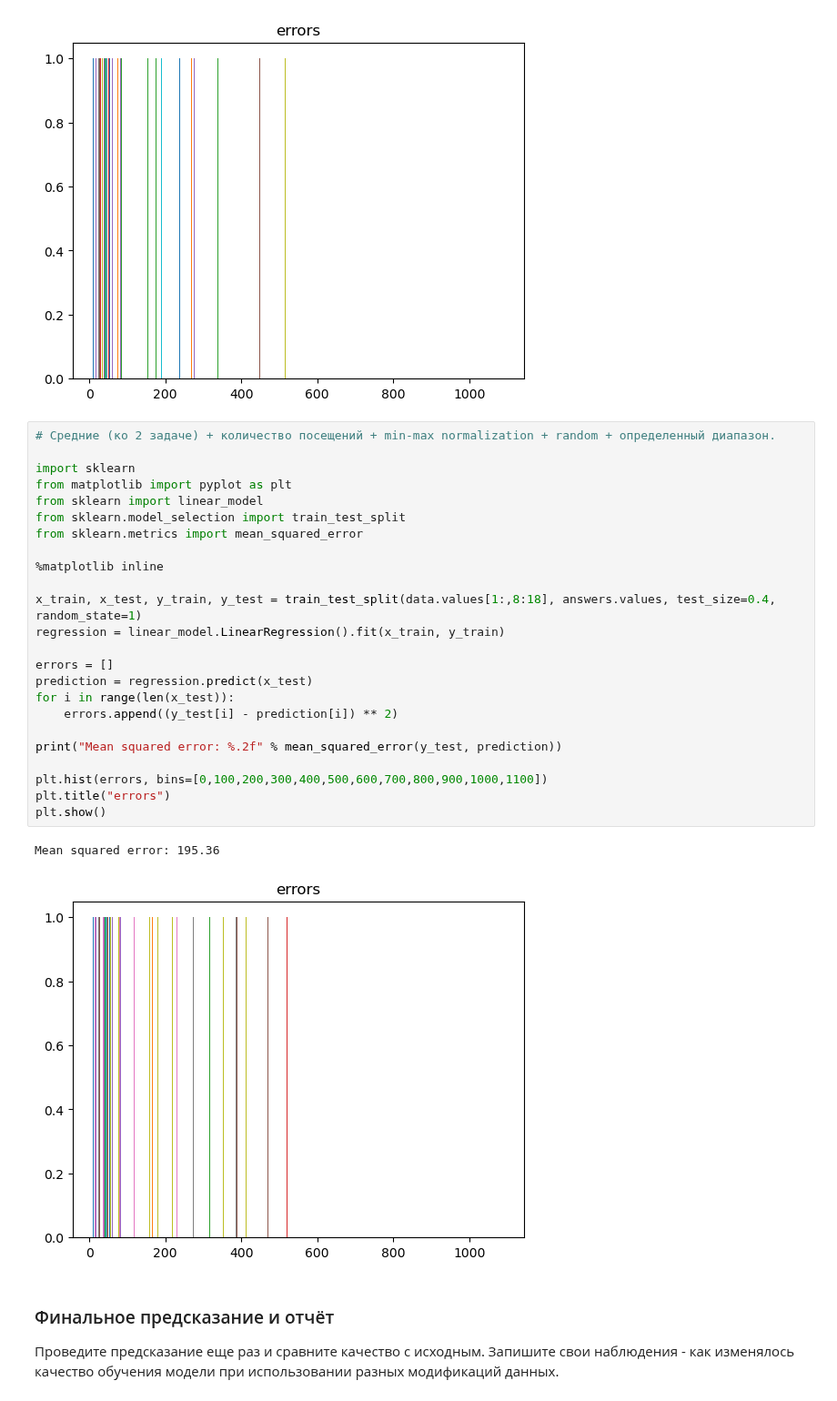
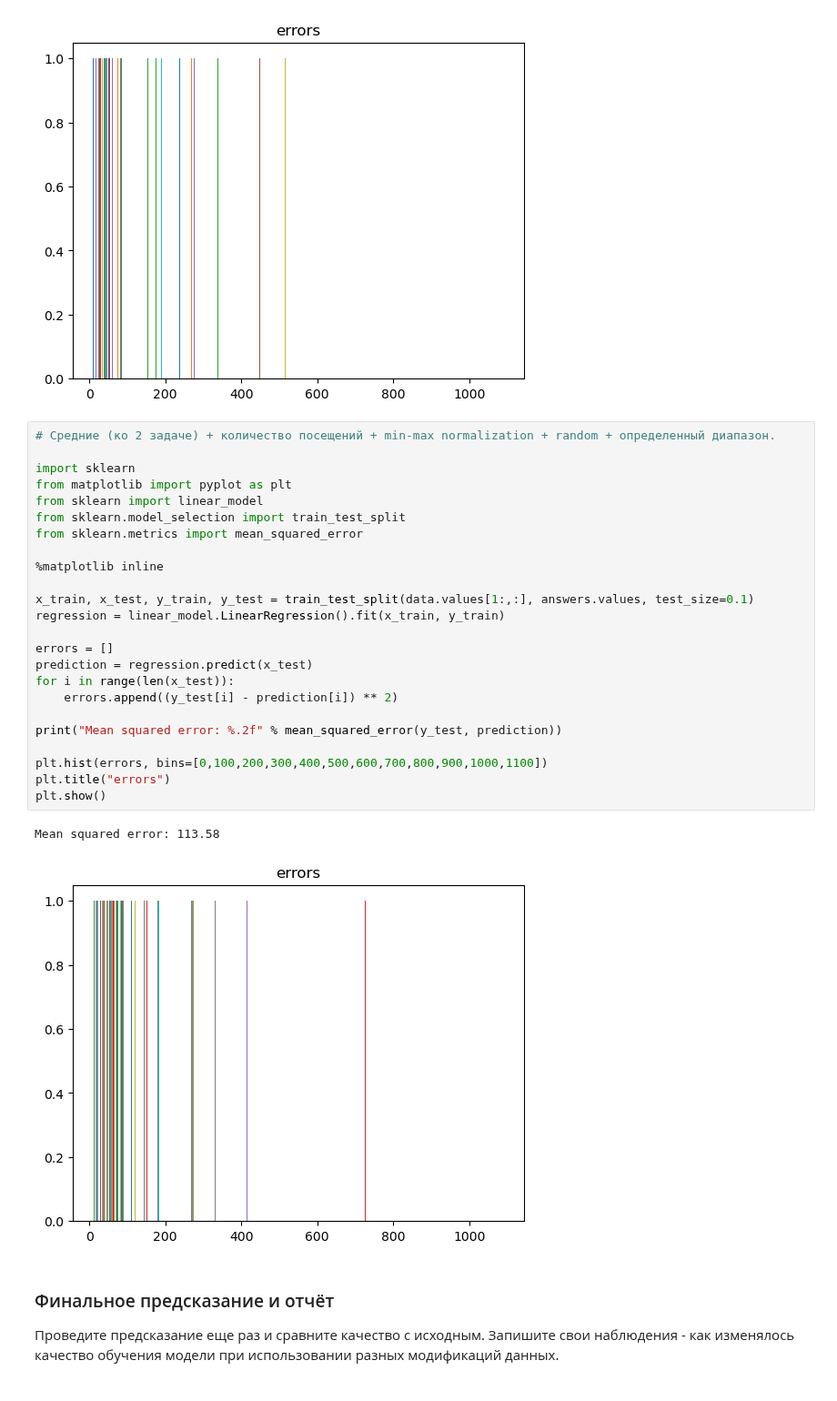
Before and after one commit to FynjyBath/MLhomework-Python-AESC, a Jupyter notebook: task2/task2_linreg_practice.ipynb, the cells around one changed output. Shown at 91% size. Cells and saved outputs as stored; diff of their text form.

```diff
--- a/task2/task2_linreg_practice.ipynb
+++ b/task2/task2_linreg_practice.ipynb
@@ -426,30 +426,30 @@ Mean squared error: 234.25
 # %%
 # Средние (ко 2 задаче) + количество посещений + min-max normalization + random + определенный диапазон.
 
 import sklearn
 from matplotlib import pyplot as plt
 from sklearn import linear_model
 from sklearn.model_selection import train_test_split
 from sklearn.metrics import mean_squared_error
 
 %matplotlib inline
 
-x_train, x_test, y_train, y_test = train_test_split(data.values[1:,8:18], answers.values, test_size=0.4, random_state=1)
+x_train, x_test, y_train, y_test = train_test_split(data.values[1:,:], answers.values, test_size=0.1)
 regression = linear_model.LinearRegression().fit(x_train, y_train)
 
 errors = []
 prediction = regression.predict(x_test)
 for i in range(len(x_test)):
     errors.append((y_test[i] - prediction[i]) ** 2)
 
 print("Mean squared error: %.2f" % mean_squared_error(y_test, prediction))
 
 plt.hist(errors, bins=[0,100,200,300,400,500,600,700,800,900,1000,1100])
 plt.title("errors")
 plt.show()
 # %% [output]
-Mean squared error: 195.36
+Mean squared error: 113.58
-[figure, old version]
+[figure, new version]
 # %% [markdown]
 ### Финальное предсказание и отчёт
 
```
Also changed, not shown: parts of 1 cell of this notebook.
